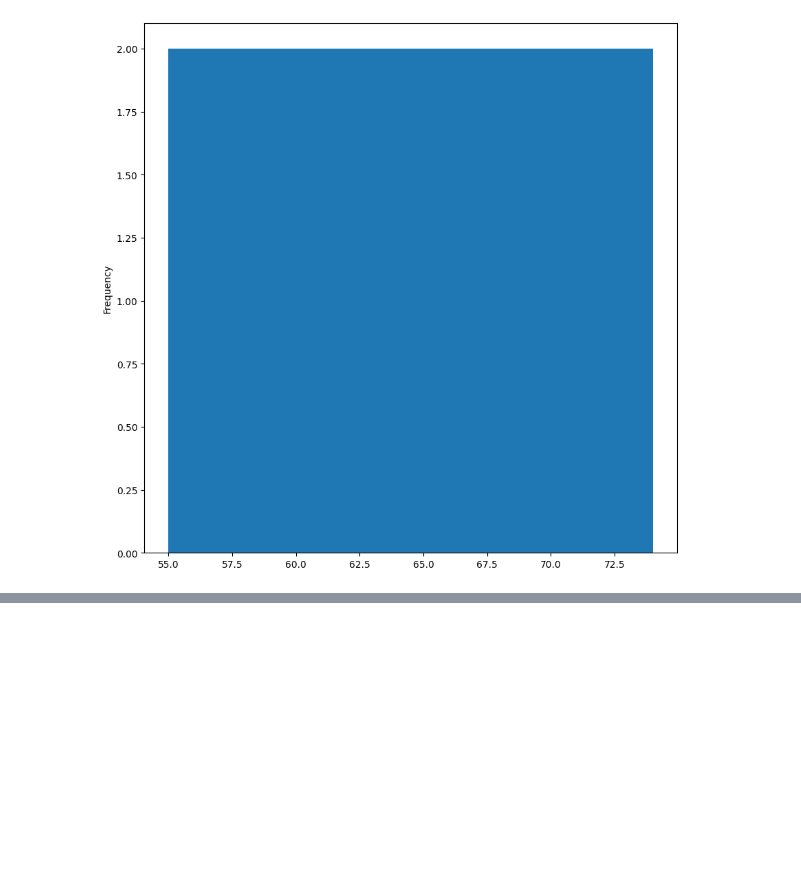
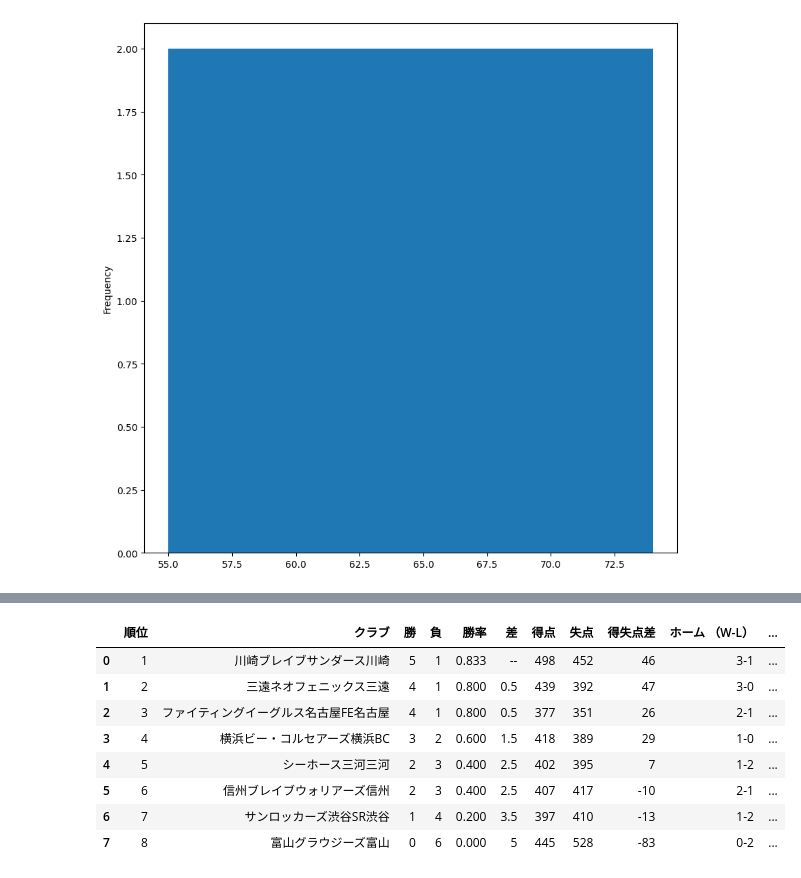
Before and after one commit to human9834/portfolio, a Jupyter notebook: Python/ソースコード基礎/ポートフォリオその4.ipynb, the cells around one changed output, grey strips where cells are left out. Saved outputs shown, nothing was run; the diff lists cells and outputs as text; code cells hidden in the pictures; blank space fills up the shorter version.

```diff
--- a/Python/ソースコード基礎/ポートフォリオその4.ipynb
+++ b/Python/ソースコード基礎/ポートフォリオその4.ipynb
@@ -351,0 +380,12 @@ plt.savefig("sample4.png")
+# %%
+df_list[1] # 1番目の表は、B1中地区の成績表
+# %% [output]
+|  | 順位 | クラブ | 勝 | 負 | 勝率 | 差 | 得点 | 失点 | 得失点差 | ホーム （W-L） | ... |
+| 0 | 1 | 川崎ブレイブサンダース川崎 | 5 | 1 | 0.833 | -- | 498 | 452 | 46 | 3-1 | ... |
+| 1 | 2 | 三遠ネオフェニックス三遠 | 4 | 1 | 0.800 | 0.5 | 439 | 392 | 47 | 3-0 | ... |
+| 2 | 3 | ファイティングイーグルス名古屋FE名古屋 | 4 | 1 | 0.800 | 0.5 | 377 | 351 | 26 | 2-1 | ... |
+| 3 | 4 | 横浜ビー・コルセアーズ横浜BC | 3 | 2 | 0.600 | 1.5 | 418 | 389 | 29 | 1-0 | ... |
+| 4 | 5 | シーホース三河三河 | 2 | 3 | 0.400 | 2.5 | 402 | 395 | 7 | 1-2 | ... |
+| 5 | 6 | 信州ブレイブウォリアーズ信州 | 2 | 3 | 0.400 | 2.5 | 407 | 417 | -10 | 2-1 | ... |
+| 6 | 7 | サンロッカーズ渋谷SR渋谷 | 1 | 4 | 0.200 | 3.5 | 397 | 410 | -13 | 1-2 | ... |
+| 7 | 8 | 富山グラウジーズ富山 | 0 | 6 | 0.000 | 5 | 445 | 528 | -83 | 0-2 | ... |
```
Also changed, not shown: parts of 6 cells of this notebook, 1 other file.
